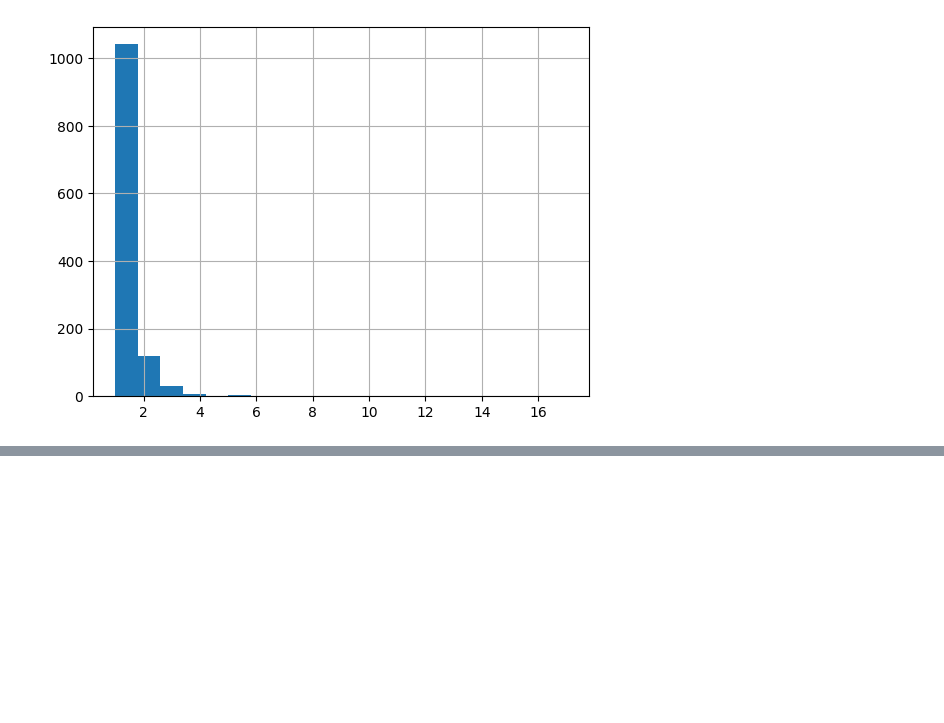
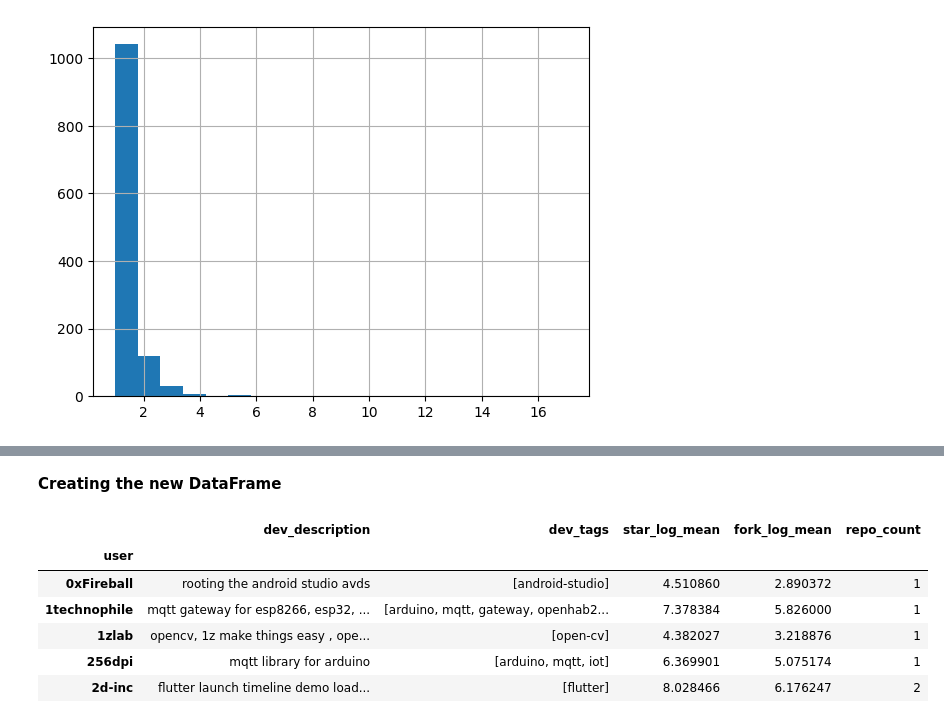
Before and after one commit to le-Affan/github-collaborator-recommendation-system, a Jupyter notebook: main.ipynb, the cells around one changed output, grey strips where cells are left out. Saved outputs shown, nothing was run; the diff lists cells and outputs as text; code cells hidden in the pictures; blank space fills up the shorter version.

Commit message:
New Developer Level Dataframe Created

```diff
--- a/main.ipynb
+++ b/main.ipynb
@@ -259,0 +268,6 @@ new_df['user'].value_counts().hist(bins=20)
+# %%
+# Below line will collect all repo descriptions for per individual developer and merges them into one single text, which will later be vectorized.
+developer_desc = new_df.groupby('user')['discription_text'].apply(lambda texts: " ".join(texts))
+
+# developer_desc is the first feature of our new dataframe for developer profiles.
+developer_desc.head()
@@ -259,0 +284,7 @@ new_df['user'].value_counts().hist(bins=20)
+# %%
+# Collect all unique tags per developer into a list.
+# "tag for sublist in lists for tag in sublist" flattens the list of lists into a single list before removing duplicates.
+developer_tags = new_df.groupby('user')['repo_tag'].apply(lambda lists: list(dict.fromkeys(tag for sublist in lists for tag in sublist)))
+
+# Second feature of our developer profiles dataframe
+developer_tags.head()
@@ -259,0 +301,11 @@ new_df['user'].value_counts().hist(bins=20)
+# %%
+# Aggregate numeric features per developer.
+
+developer_numeric = new_df.groupby('user').agg(
+    star_log_mean = ('star_log', 'mean'),
+    fork_log_mean = ('fork_log', 'mean'),
+    repo_count = ('name', 'count')
+)
+
+# Third feature of our developer profiles dataframe
+developer_numeric.head()
@@ -259,0 +320,18 @@ new_df['user'].value_counts().hist(bins=20)
+# %% [markdown]
+**Creating the new DataFrame**
+# %%
+dev_df = (
+    developer_desc.to_frame(name = "dev_description")
+    .join(developer_tags.to_frame(name = "dev_tags"))
+    .join(developer_numeric)
+)
+
+dev_df.head()
+# %% [output]
+|  | dev_description | dev_tags | star_log_mean | fork_log_mean | repo_count |
+| user |  |  |  |  |  |
+| 0xFireball | rooting the android studio avds | [android-studio] | 4.510860 | 2.890372 | 1 |
+| 1technophile | mqtt gateway for esp8266, esp32, ... | [arduino, mqtt, gateway, openhab2... | 7.378384 | 5.826000 | 1 |
+| 1zlab | opencv, 1z make things easy , ope... | [open-cv] | 4.382027 | 3.218876 | 1 |
+| 256dpi | mqtt library for arduino | [arduino, mqtt, iot] | 6.369901 | 5.075174 | 1 |
+| 2d-inc | flutter launch timeline demo load... | [flutter] | 8.028466 | 6.176247 | 2 |
```
Also changed, not shown: parts of 9 cells of this notebook.
